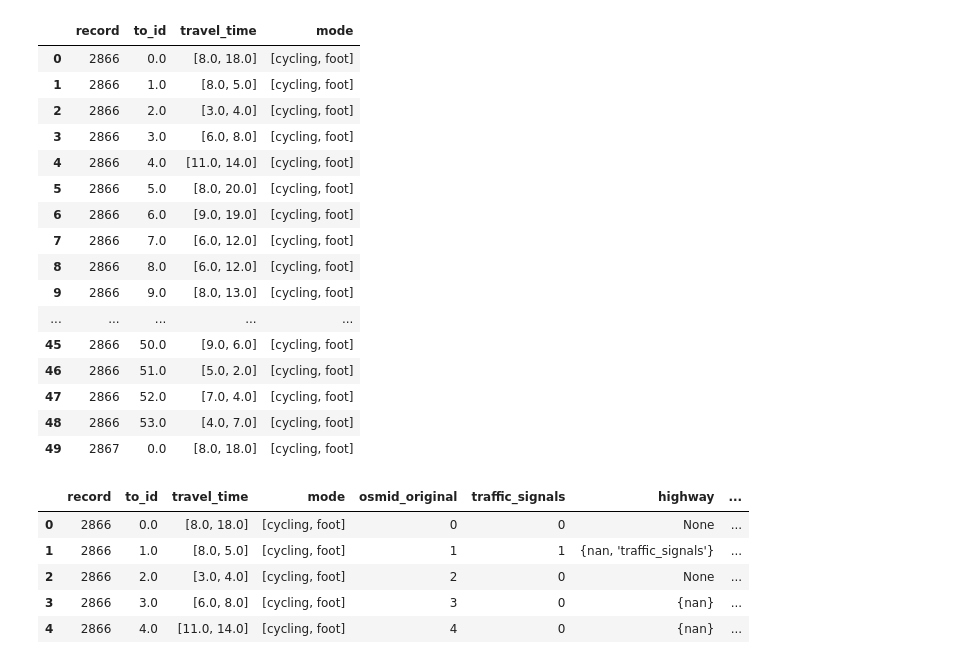
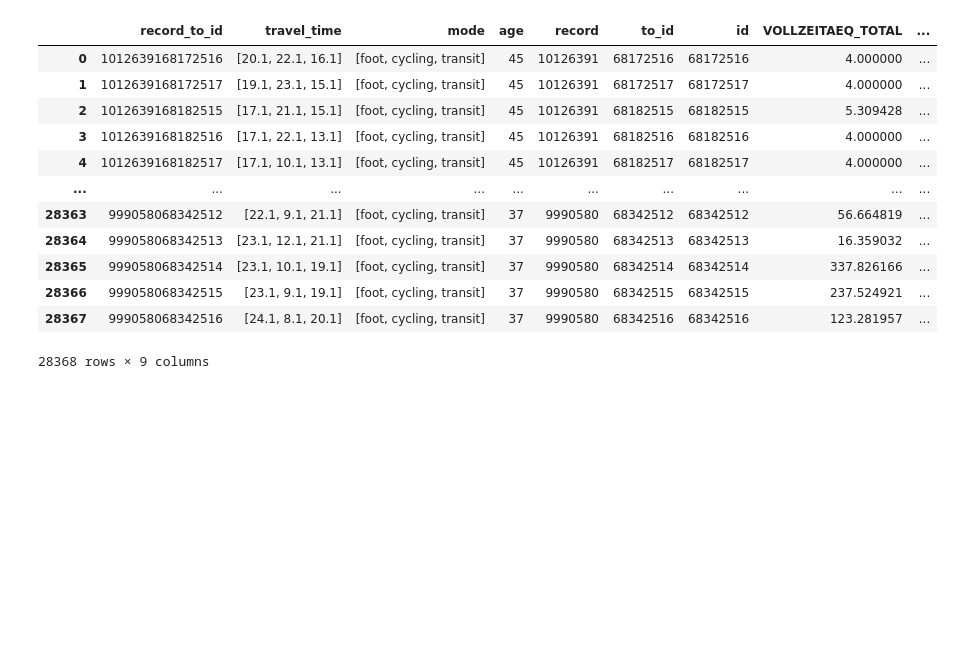
Before and after one commit to lukasballo/snman, a Jupyter notebook: scripts_accessibility_paper/r5.ipynb, the cells around one changed output. Saved outputs shown, nothing was run; the diff lists cells and outputs as text; code cells hidden in the pictures; blank space fills up the shorter version.

```diff
--- a/scripts_accessibility_paper/r5.ipynb
+++ b/scripts_accessibility_paper/r5.ipynb
@@ -143,5 +226,19 @@ tt_matrix
 # %%
-ag = accessibility_costs.groupby(['record', 'to_id']).agg({
+# group accessibility by person, providing a list of travel times to each statent destination
+
+ag = accessibility_costs.reset_index().groupby(['record_to_id']).agg({
     'travel_time': list,
-    'mode': list
+    'mode': list,
+    #'sex': 'first',
+    'age': 'first',
+    #'maritalstatus': 'first',
+    #'residencepermit': 'first',
+    #'residentpermit': 'first'
+    'record': 'first',
+    'to_id': 'first'
 })
+
+# add destination information from statent
+ag = pd.merge(ag.reset_index(), statent.reset_index()[['id', 'VOLLZEITAEQ_TOTAL']], left_on='to_id', right_on='id')
+
+ag
@@ -148,36 +259,19 @@ ag = accessibility_costs.groupby(['record', 'to_id']).agg({
-# %%
-ag.reset_index(inplace=True)
-# %%
-ag.head(50)
-# %% [output]
-|  | record | to_id | travel_time | mode |
-| 0 | 2866 | 0.0 | [8.0, 18.0] | [cycling, foot] |
-| 1 | 2866 | 1.0 | [8.0, 5.0] | [cycling, foot] |
-| 2 | 2866 | 2.0 | [3.0, 4.0] | [cycling, foot] |
-| 3 | 2866 | 3.0 | [6.0, 8.0] | [cycling, foot] |
-| 4 | 2866 | 4.0 | [11.0, 14.0] | [cycling, foot] |
-| 5 | 2866 | 5.0 | [8.0, 20.0] | [cycling, foot] |
-| 6 | 2866 | 6.0 | [9.0, 19.0] | [cycling, foot] |
-| 7 | 2866 | 7.0 | [6.0, 12.0] | [cycling, foot] |
-| 8 | 2866 | 8.0 | [6.0, 12.0] | [cycling, foot] |
-| 9 | 2866 | 9.0 | [8.0, 13.0] | [cycling, foot] |
-| ... | ... | ... | ... | ... |
-| 45 | 2866 | 50.0 | [9.0, 6.0] | [cycling, foot] |
-| 46 | 2866 | 51.0 | [5.0, 2.0] | [cycling, foot] |
-| 47 | 2866 | 52.0 | [7.0, 4.0] | [cycling, foot] |
-| 48 | 2866 | 53.0 | [4.0, 7.0] | [cycling, foot] |
-| 49 | 2867 | 0.0 | [8.0, 18.0] | [cycling, foot] |
-# %%
-ag = pd.merge(ag, nodes, left_on='to_id', right_on='id')
-# %%
-ag.head()
-# %% [output]
-|  | record | to_id | travel_time | mode | osmid_original | traffic_signals | highway | ... |
-| 0 | 2866 | 0.0 | [8.0, 18.0] | [cycling, foot] | 0 | 0 | None | ... |
-| 1 | 2866 | 1.0 | [8.0, 5.0] | [cycling, foot] | 1 | 1 | {nan, 'traffic_signals'} | ... |
-| 2 | 2866 | 2.0 | [3.0, 4.0] | [cycling, foot] | 2 | 0 | None | ... |
-| 3 | 2866 | 3.0 | [6.0, 8.0] | [cycling, foot] | 3 | 0 | {nan} | ... |
-| 4 | 2866 | 4.0 | [11.0, 14.0] | [cycling, foot] | 4 | 0 | {nan} | ... |
 # %%
+# create a dictionary with travel options for each person and statent destination
 ag['travel_options'] = ag.apply(lambda row: dict(zip(row['mode'], row['travel_time'])), axis=1)
+ag
+# %% [output]
+|  | record_to_id | travel_time | mode | age | record | to_id | id | VOLLZEITAEQ_TOTAL | ... |
+| 0 | 1012639168172516 | [20.1, 22.1, 16.1] | [foot, cycling, transit] | 45 | 10126391 | 68172516 | 68172516 | 4.000000 | ... |
+| 1 | 1012639168172517 | [19.1, 23.1, 15.1] | [foot, cycling, transit] | 45 | 10126391 | 68172517 | 68172517 | 4.000000 | ... |
+| 2 | 1012639168182515 | [17.1, 21.1, 15.1] | [foot, cycling, transit] | 45 | 10126391 | 68182515 | 68182515 | 5.309428 | ... |
+| 3 | 1012639168182516 | [17.1, 22.1, 13.1] | [foot, cycling, transit] | 45 | 10126391 | 68182516 | 68182516 | 4.000000 | ... |
+| 4 | 1012639168182517 | [17.1, 10.1, 13.1] | [foot, cycling, transit] | 45 | 10126391 | 68182517 | 68182517 | 4.000000 | ... |
+| ... | ... | ... | ... | ... | ... | ... | ... | ... | ... |
+| 28363 | 999058068342512 | [22.1, 9.1, 21.1] | [foot, cycling, transit] | 37 | 9990580 | 68342512 | 68342512 | 56.664819 | ... |
+| 28364 | 999058068342513 | [23.1, 12.1, 21.1] | [foot, cycling, transit] | 37 | 9990580 | 68342513 | 68342513 | 16.359032 | ... |
+| 28365 | 999058068342514 | [23.1, 10.1, 19.1] | [foot, cycling, transit] | 37 | 9990580 | 68342514 | 68342514 | 337.826166 | ... |
+| 28366 | 999058068342515 | [23.1, 9.1, 19.1] | [foot, cycling, transit] | 37 | 9990580 | 68342515 | 68342515 | 237.524921 | ... |
+| 28367 | 999058068342516 | [24.1, 8.1, 20.1] | [foot, cycling, transit] | 37 | 9990580 | 68342516 | 68342516 | 123.281957 | ... |
+28368 rows × 9 columns
 # %%
```
Also changed, not shown: parts of 31 cells of this notebook, 40 other files.
